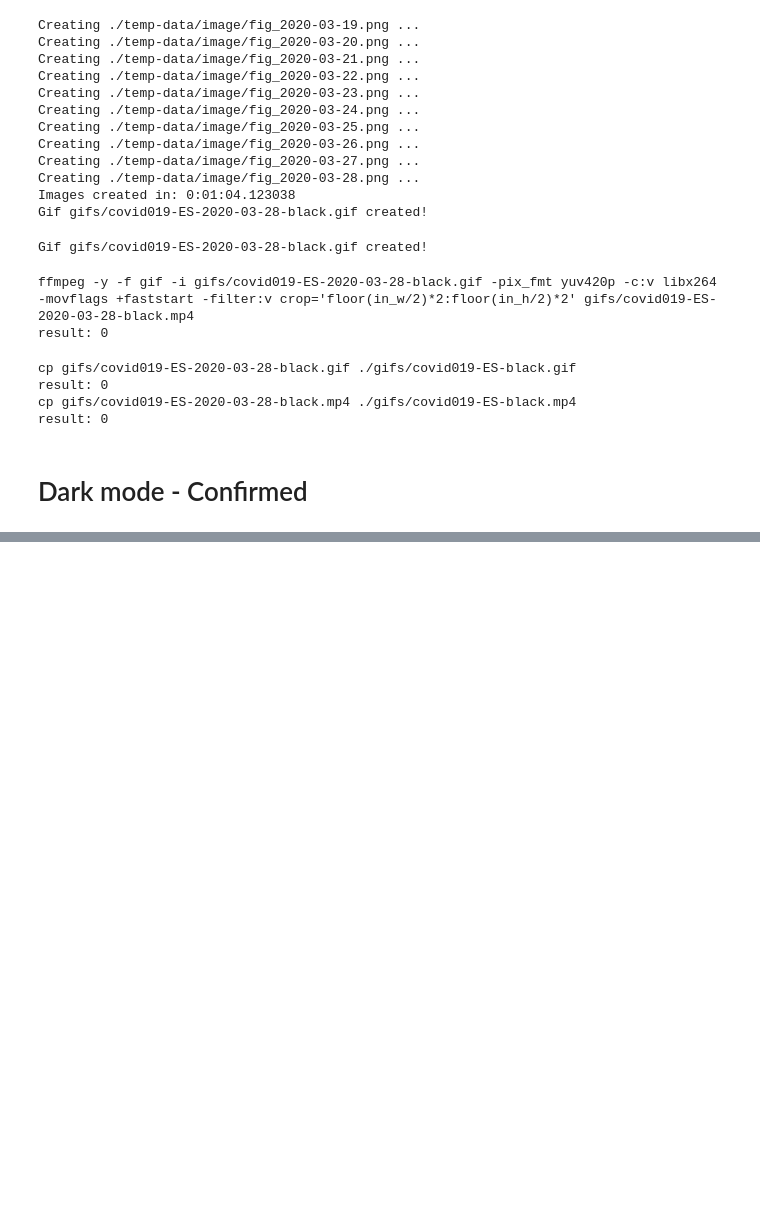
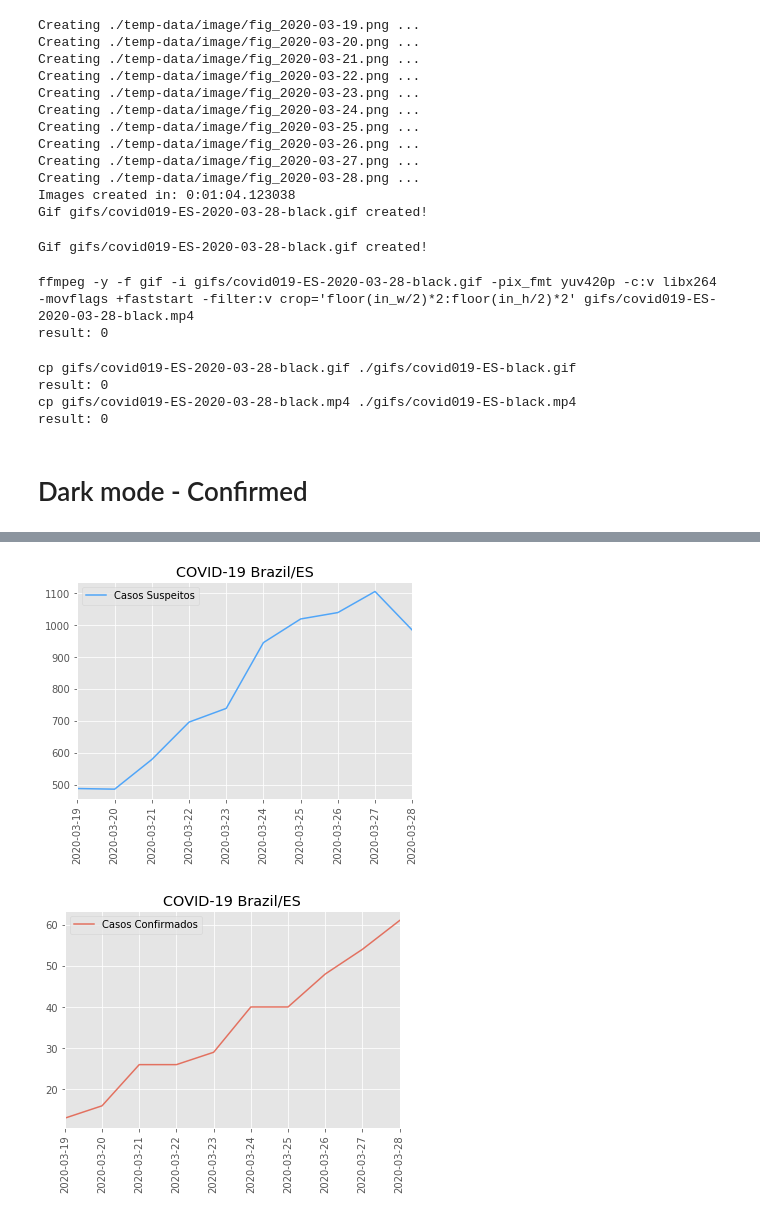
Before and after one commit to FabricioMatos/map-covid-19-es, a Jupyter notebook: 01-covid-19-map.ipynb, the cells around one changed output, grey strips where cells are left out. Cells and saved outputs as stored; diff of their text form; code cells hidden in the pictures; blank space fills up the shorter version.

Commit message:
adding outbreak curve

```diff
--- a/01-covid-19-map.ipynb
+++ b/01-covid-19-map.ipynb
@@ -1,6 +1,9 @@
 # %% [markdown]
 # Coronoavirus Map Exploration
 # %%
+import matplotlib
+matplotlib.style.use('ggplot')
+import matplotlib.pyplot as plt
 import pandas as pd
 import plotly
 import plotly.express as px
@@ -709,0 +732,6 @@ print('result:', os.system(cmd))
+# %%
+df_prep_days_c = df_prep[df_prep['Tipo de Caso:'] == 'Confirmado'].groupby(['date']).sum()
+df_prep_days_s = df_prep[df_prep['Tipo de Caso:'] == 'Suspeito'].groupby(['date']).sum()
+df_prep_days_c.columns = ['Casos Confirmados']
+df_prep_days_s.columns = ['Casos Suspeitos']
+df_prep_days_c
@@ -709,0 +751,16 @@ print('result:', os.system(cmd))
+# %%
+fig = df_prep_days_s.plot(
+    kind='line', color='DodgerBlue', alpha=0.75, rot=90, title='COVID-19 Brazil/ES', logy=False).get_figure()
+plt.xlabel("")
+fig.savefig('gifs/curve-suspect.png')
+
+plt.show()
+
+fig = df_prep_days_c.plot(
+    kind='line',alpha=0.75, rot=90, title='COVID-19 Brazil/ES', logy=False).get_figure()
+plt.xlabel("")
+fig.savefig('gifs/curve-confirmed.png')
+plt.show()
+# %% [output]
+[figure, added]
+[figure, added]
```
Also changed, not shown: parts of 5 cells of this notebook, 3 other files.
